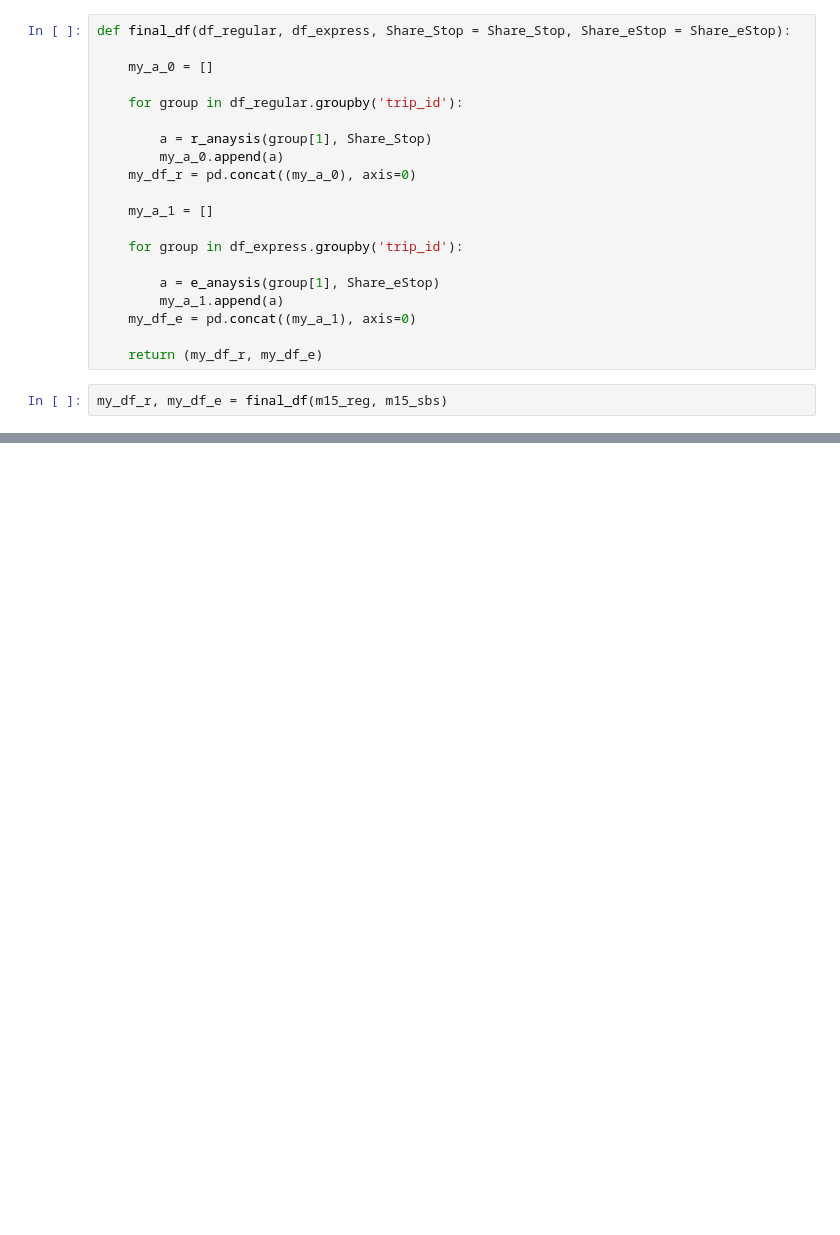
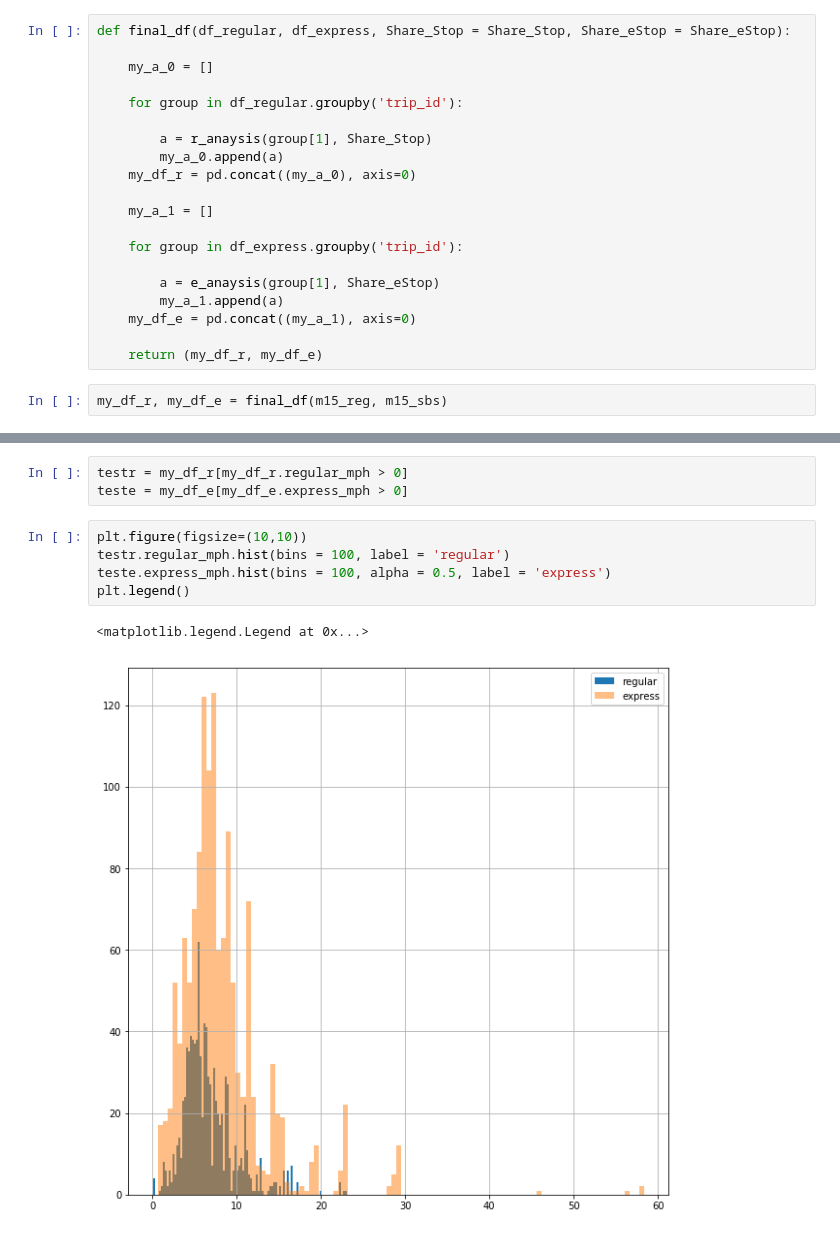
Before and after one commit to parthshah93/ads_2017, a Jupyter notebook: bustime_SK.ipynb, the cells around one changed output, grey strips where cells are left out. Cells and saved outputs as stored; diff of their text form; blank space fills up the shorter version.

```diff
--- a/bustime_SK.ipynb
+++ b/bustime_SK.ipynb
@@ -320,0 +315,11 @@ my_df_e.shape
+# %%
+testr = my_df_r[my_df_r.regular_mph > 0]
+teste = my_df_e[my_df_e.express_mph > 0]
+# %%
+plt.figure(figsize=(10,10))
+testr.regular_mph.hist(bins = 100, label = 'regular')
+teste.express_mph.hist(bins = 100, alpha = 0.5, label = 'express')
+plt.legend()
+# %% [output]
+<matplotlib.legend.Legend at 0x...>
+[figure, added]
```
Also changed, not shown: parts of 18 cells of this notebook.
